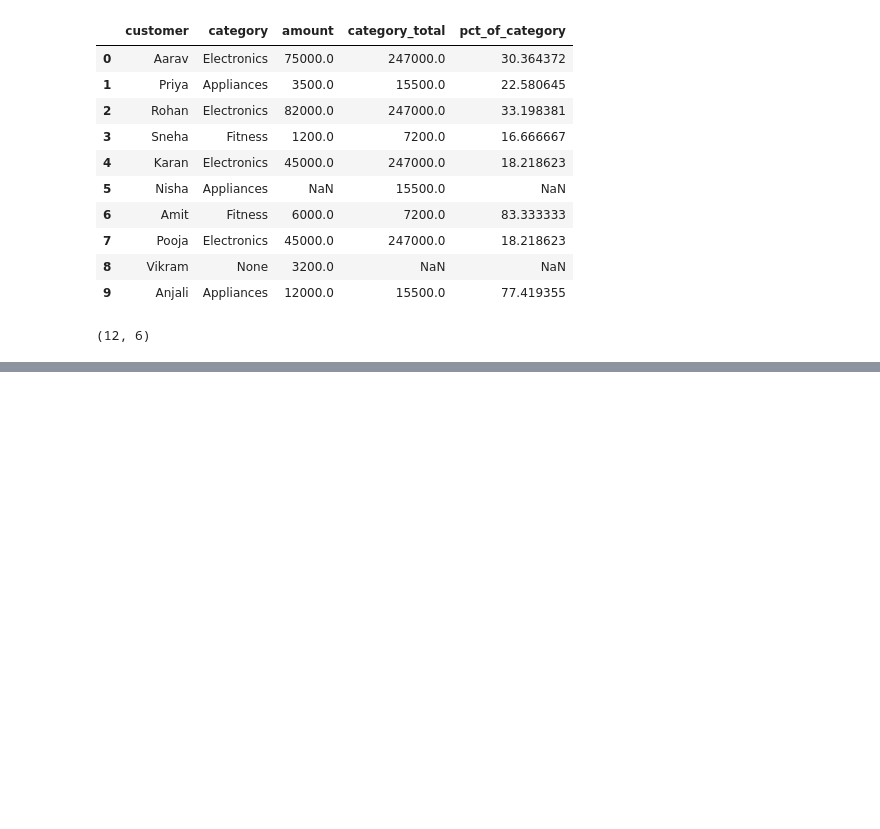
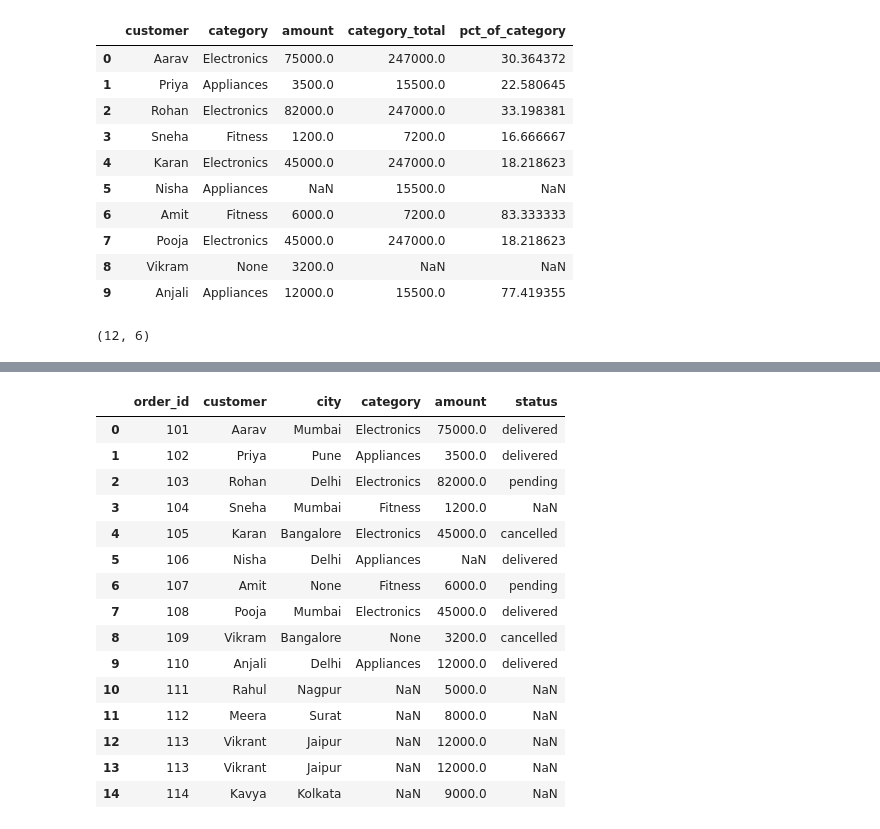
Before and after one commit to Bhakti77/pandas, a Jupyter notebook: Pandas_Intermediate.ipynb, the cells around one changed output, grey strips where cells are left out. Drawn from its saved outputs; the diff is of its cells as text; code cells hidden in the pictures; blank space fills up the shorter version.

```diff
--- a/Pandas_Intermediate.ipynb
+++ b/Pandas_Intermediate.ipynb
@@ -155,0 +149,3 @@ dtype: bool
+# %%
+df = df.drop_duplicates() #can pass column names as subset as well, it check full combination
+df.shape
@@ -155,0 +168,3 @@ dtype: bool
+# %%
+df['order_id'] = df['order_id'].astype(str)
+df.dtypes
@@ -155,0 +185,3 @@ dtype: bool
+# %%
+df['status'] = df['status'].astype('category')
+df['status'].dtype
@@ -155,0 +195,16 @@ dtype: bool
+# %%
+#concat -Used to combine two or more DataFrames by stacking them on top of each other (or side by side).
+
+df1 = pd.DataFrame({
+    'order_id': [111, 112,113],
+    'customer': ['Rahul', 'Meera','Vikrant'],
+    'city':     ['Nagpur', 'Surat','Jaipur'],
+    'amount':   [5000, 8000,12000]
+})
+
+df2 = pd.DataFrame({
+    'order_id': [113, 114],
+    'customer': ['Vikrant', 'Kavya'],
+    'city':     ['Jaipur', 'Kolkata'],
+    'amount':   [12000, 9000]
+})
@@ -155,0 +220,19 @@ dtype: bool
+# %%
+pd.concat([df, df1, df2], ignore_index=True) #can work if df has different structure
+# %% [output]
+|  | order_id | customer | city | category | amount | status |
+| 0 | 101 | Aarav | Mumbai | Electronics | 75000.0 | delivered |
+| 1 | 102 | Priya | Pune | Appliances | 3500.0 | delivered |
+| 2 | 103 | Rohan | Delhi | Electronics | 82000.0 | pending |
+| 3 | 104 | Sneha | Mumbai | Fitness | 1200.0 | NaN |
+| 4 | 105 | Karan | Bangalore | Electronics | 45000.0 | cancelled |
+| 5 | 106 | Nisha | Delhi | Appliances | NaN | delivered |
+| 6 | 107 | Amit | None | Fitness | 6000.0 | pending |
+| 7 | 108 | Pooja | Mumbai | Electronics | 45000.0 | delivered |
+| 8 | 109 | Vikram | Bangalore | None | 3200.0 | cancelled |
+| 9 | 110 | Anjali | Delhi | Appliances | 12000.0 | delivered |
+| 10 | 111 | Rahul | Nagpur | NaN | 5000.0 | NaN |
+| 11 | 112 | Meera | Surat | NaN | 8000.0 | NaN |
+| 12 | 113 | Vikrant | Jaipur | NaN | 12000.0 | NaN |
+| 13 | 113 | Vikrant | Jaipur | NaN | 12000.0 | NaN |
+| 14 | 114 | Kavya | Kolkata | NaN | 9000.0 | NaN |
```
Also changed, not shown: parts of 11 cells of this notebook.
